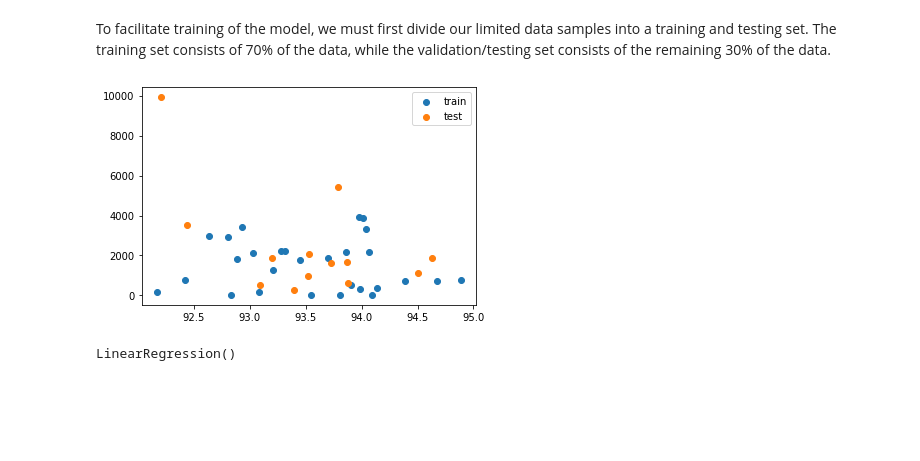
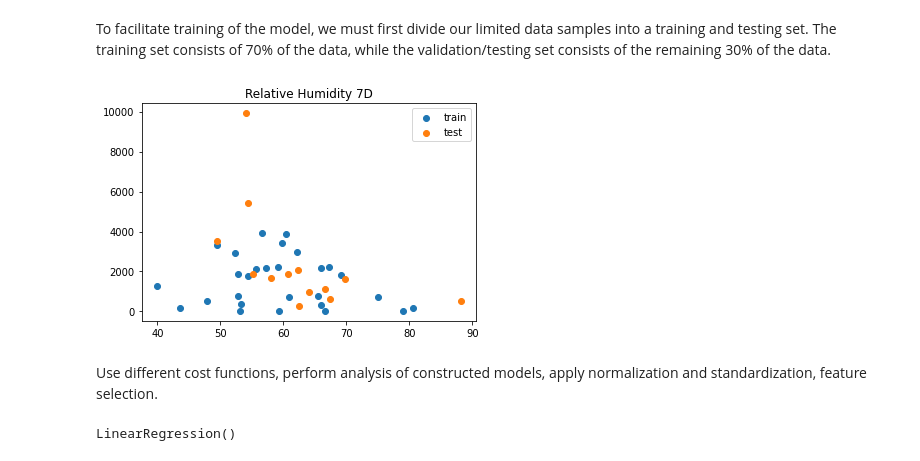
Before and after one commit to sharyar/vigilant-meme, a Jupyter notebook: task1_notebook.ipynb, the cells around one changed output. Drawn from its saved outputs; the diff is of its cells as text; code cells hidden in the pictures; blank space fills up the shorter version.

Commit message:
Split of task 1 and task 2 notebooks, addition of descriptions for each task

```diff
--- a/task1_notebook.ipynb
+++ b/task1_notebook.ipynb
@@ -126,16 +133,23 @@ To facilitate training of the model, we must first divide our limited data sampl
 # %%
 from sklearn.model_selection import train_test_split
 
+# Define feature set (weather features) and resulting output (number of mosquitoes)
 X = merged_df.drop(columns=['Count'])
 Y = merged_df['Count']
 
+# Split data into training and testing set
 X_train, X_test, Y_train, Y_test = train_test_split(X , Y , test_size = 0.3, random_state = 0)
-
-plt.scatter(X_train['pressure_station'], Y_train,label='train')
-plt.scatter(X_test['pressure_station'],Y_test, label='test')
-plt.legend();
-# %% [output]
-[figure, removed]
+# %%
+# Plotting one of the features
+plt.scatter(X_train['relative_humidity_7D'], Y_train,label='train')
+plt.scatter(X_test['relative_humidity_7D'],Y_test, label='test')
+plt.title('Relative Humidity 7D')
+plt.legend();
+# %% [output]
+[figure, added]
+# %% [markdown]
+Use different cost functions, perform analysis of constructed models, apply normalization and
+standardization, feature selection.
 # %%
 from sklearn import linear_model
 
```
Also changed, not shown: parts of 50 cells of this notebook, 1 other file.
